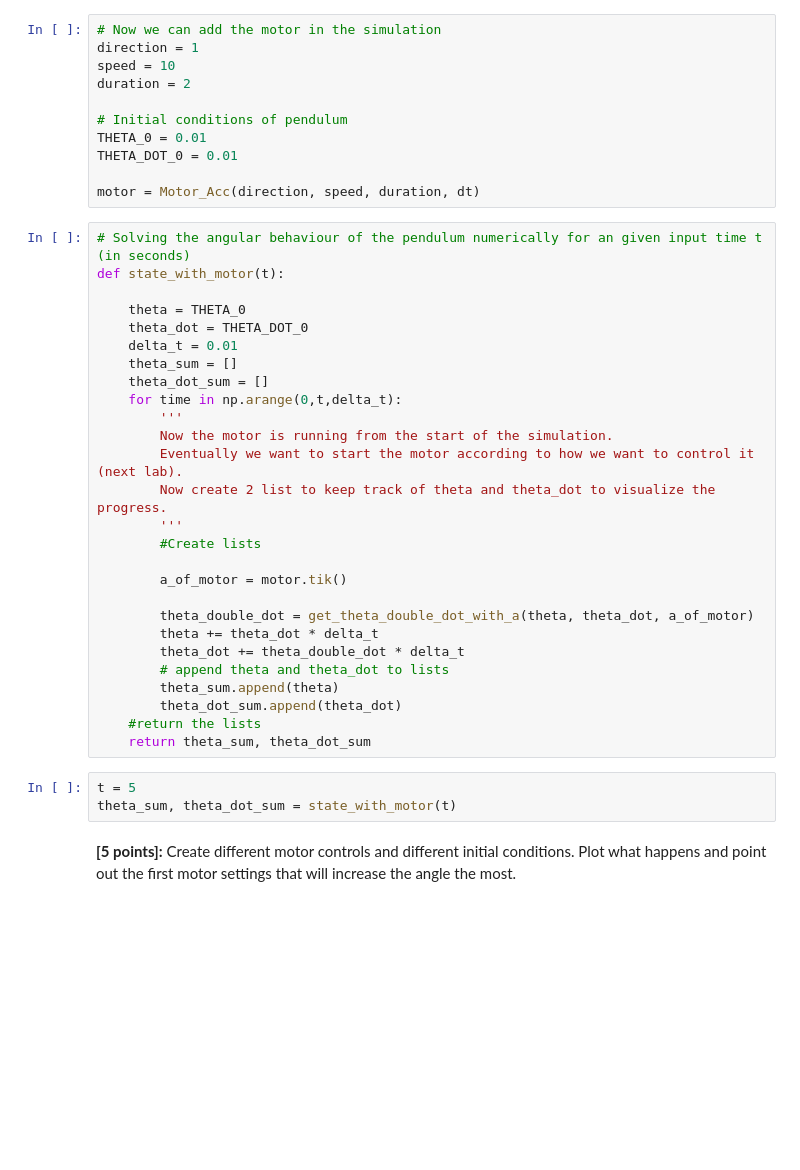
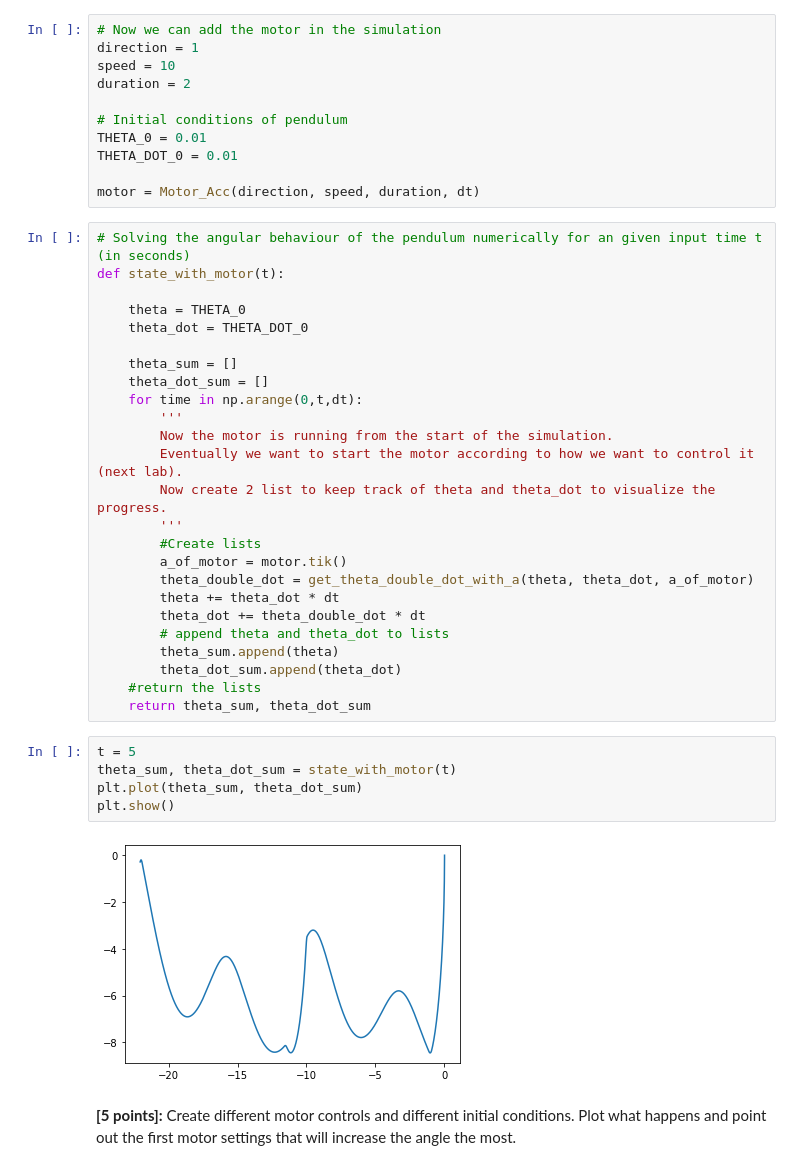
Before and after one commit to mitsyprada/Pendulum-project, a Jupyter notebook: Smart_Systems_Lab_1_answers.ipynb, the cells around one changed output. Saved outputs shown, nothing was run; the diff lists cells and outputs as text; blank space fills up the shorter version.

```diff
--- a/Smart_Systems_Lab_1_answers.ipynb
+++ b/Smart_Systems_Lab_1_answers.ipynb
@@ -368,22 +367,20 @@ def state_with_motor(t):
 
     theta = THETA_0
     theta_dot = THETA_DOT_0
-    delta_t = 0.01
+
     theta_sum = []
     theta_dot_sum = []
-    for time in np.arange(0,t,delta_t):
+    for time in np.arange(0,t,dt):
         '''
         Now the motor is running from the start of the simulation.
         Eventually we want to start the motor according to how we want to control it (next lab).
         Now create 2 list to keep track of theta and theta_dot to visualize the progress.
         '''
         #Create lists
-
         a_of_motor = motor.tik()
-
         theta_double_dot = get_theta_double_dot_with_a(theta, theta_dot, a_of_motor)
-        theta += theta_dot * delta_t
-        theta_dot += theta_double_dot * delta_t
+        theta += theta_dot * dt
+        theta_dot += theta_double_dot * dt
         # append theta and theta_dot to lists
         theta_sum.append(theta)
         theta_dot_sum.append(theta_dot)
@@ -392,6 +389,10 @@ def state_with_motor(t):
 # %%
 t = 5
 theta_sum, theta_dot_sum = state_with_motor(t)
+plt.plot(theta_sum, theta_dot_sum)
+plt.show()
+# %% [output]
+[figure, added]
 # %% [markdown]
 **[5 points]:** Create different motor controls and different initial conditions.
 Plot what happens and point out the first motor settings that will increase the angle the most.
```
Also changed, not shown: parts of 6 cells of this notebook.
